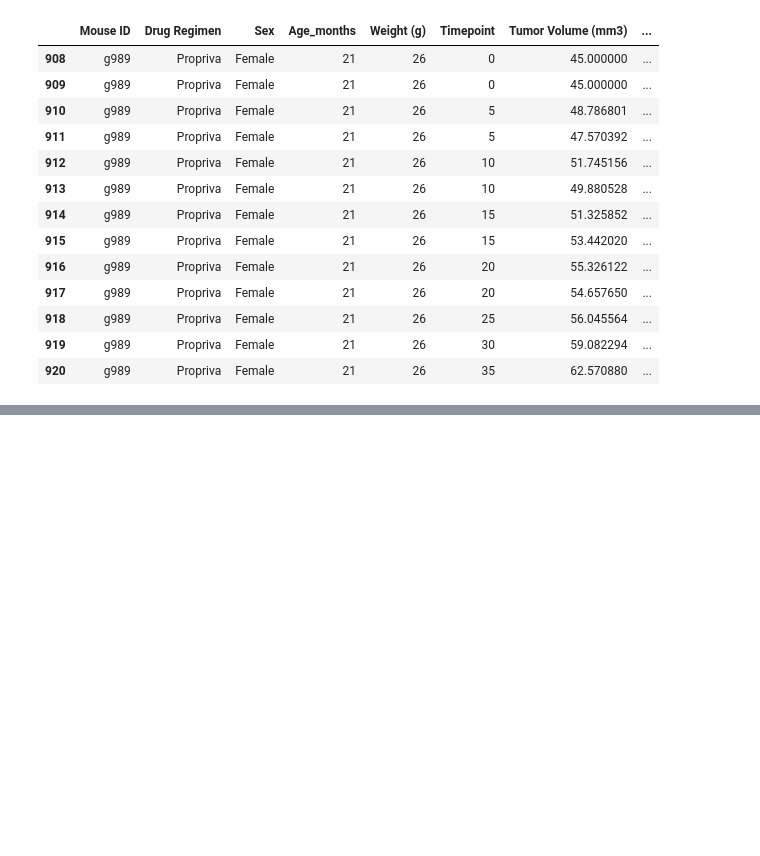
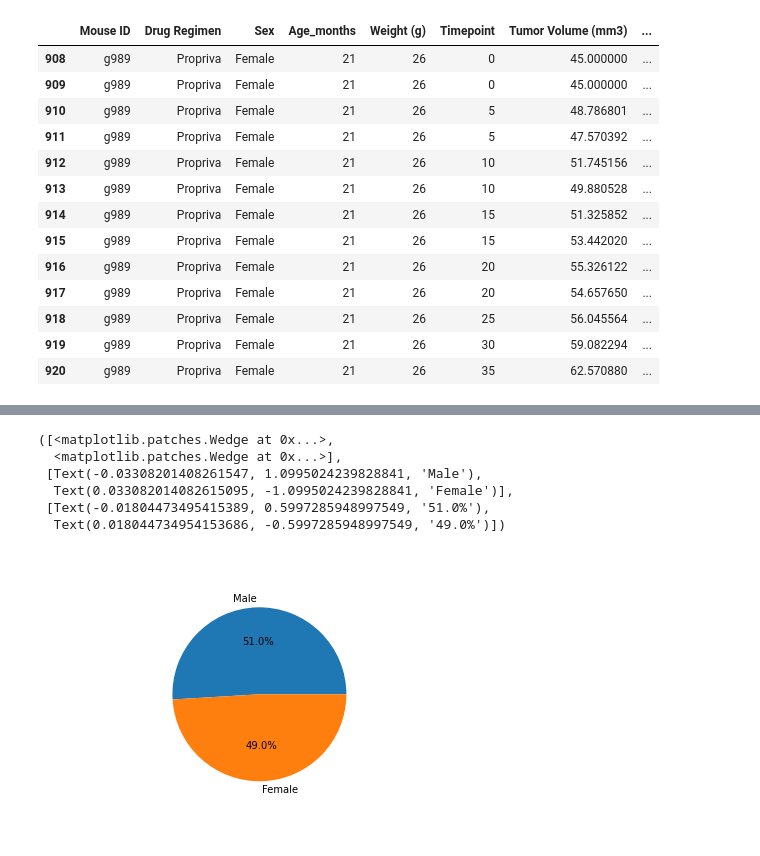
Before and after one commit to rchascall/matplotlib-challenge, a Jupyter notebook: Pymaceuticals/pymaceuticals.ipynb, the cells around one changed output, grey strips where cells are left out. Saved outputs shown, nothing was run; the diff lists cells and outputs as text; code cells hidden in the pictures; blank space fills up the shorter version.

```diff
--- a/Pymaceuticals/pymaceuticals.ipynb
+++ b/Pymaceuticals/pymaceuticals.ipynb
@@ -103,0 +223,14 @@ dtype: int64
+# %%
+# Generate a pie plot showing the distribution of female versus male mice using pyplot
+%matplotlib widget
+male_female = mouse_data_df["Sex"].value_counts()
+male_female_labels = ["Male", "Female"]
+plt.pie(male_female, labels = male_female_labels, autopct="%1.1f%%")
+# %% [output]
+([<matplotlib.patches.Wedge at 0x...>,
+  <matplotlib.patches.Wedge at 0x...>],
+ [Text(-0.03308201408261547, 1.0995024239828841, 'Male'),
+  Text(0.033082014082615095, -1.0995024239828841, 'Female')],
+ [Text(-0.01804473495415389, 0.5997285948997549, '51.0%'),
+  Text(0.018044734954153686, -0.5997285948997549, '49.0%')])
+[figure, added]
```
Also changed, not shown: parts of 19 cells of this notebook.
